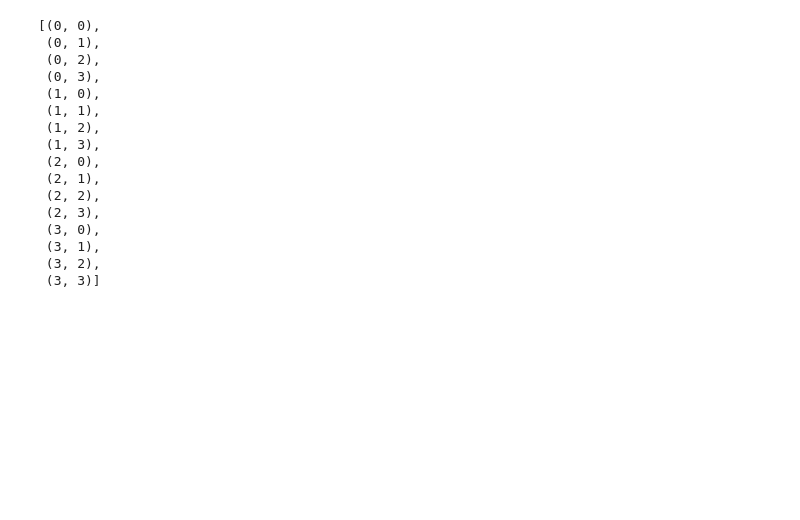
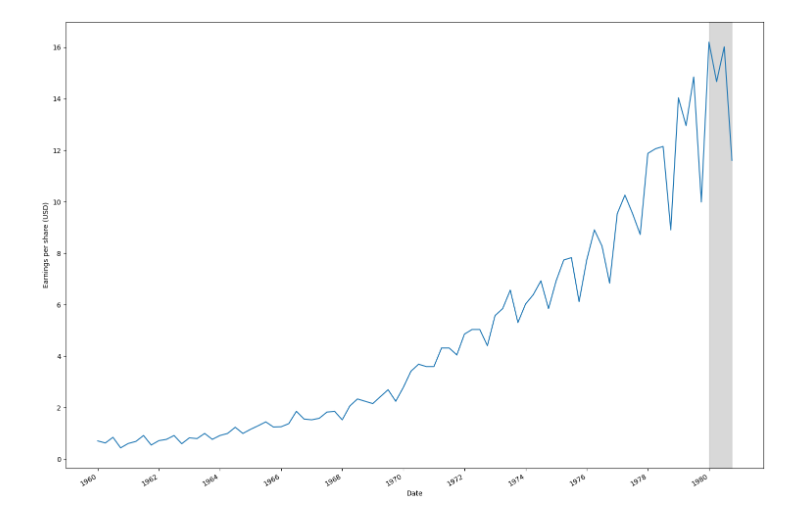
Before and after one commit to bergerwithfries/UW_DS530, a Jupyter notebook: UW_DS530_class2.ipynb, the cells around one changed output. Cells and saved outputs as stored; diff of their text form; code cells hidden in the pictures; blank space fills up the shorter version.

```diff
--- a/UW_DS530_class2.ipynb
+++ b/UW_DS530_class2.ipynb
@@ -118,18 +160,20 @@ d = 2 #d from ARIMA(p, d, q)
 # %%
 fig, ax = plt.subplots(figsize=(15,10))
 
-ax.plot(df.data,df['data'])
+ax.plot(df.date,df['data'])
 ax.set_xlabel('Date')
 ax.set_ylabel('Earnings per share (USD)')
-
+#Add a vertical span (rectangle) across the Axes
 ax.axvspan(80,83, color="gray", alpha=0.3)
 
 #quarterly earnings
 #every 2 years
 plt.xticks(np.arange(0, 81, 8), [1960, 1962, 1964, 1966, 1968, 1970, 1972, 1974, 1976, 1978, 1980] )
 
 fig.autofmt_xdate()
 plt.tight_layout()
+# %% [output]
+[figure, added]
 # %%
 from tqdm.notebook import tqdm_notebook
 
@@ -174,19 +222,6 @@ order_list = product(ps, qs)
 # %%
-list(order_list)
+from itertools import product
+#create different permutations with repetition
+order_list = product(ps, qs)
+#convert to a list
+order_list = list(order_list)
-# %% [output]
-[(0, 0),
- (0, 1),
- (0, 2),
- (0, 3),
- (1, 0),
- (1, 1),
- (1, 2),
- (1, 3),
- (2, 0),
- (2, 1),
- (2, 2),
- (2, 3),
- (3, 0),
- (3, 1),
- (3, 2),
- (3, 3)]
```
Also changed, not shown: parts of 26 cells of this notebook.
